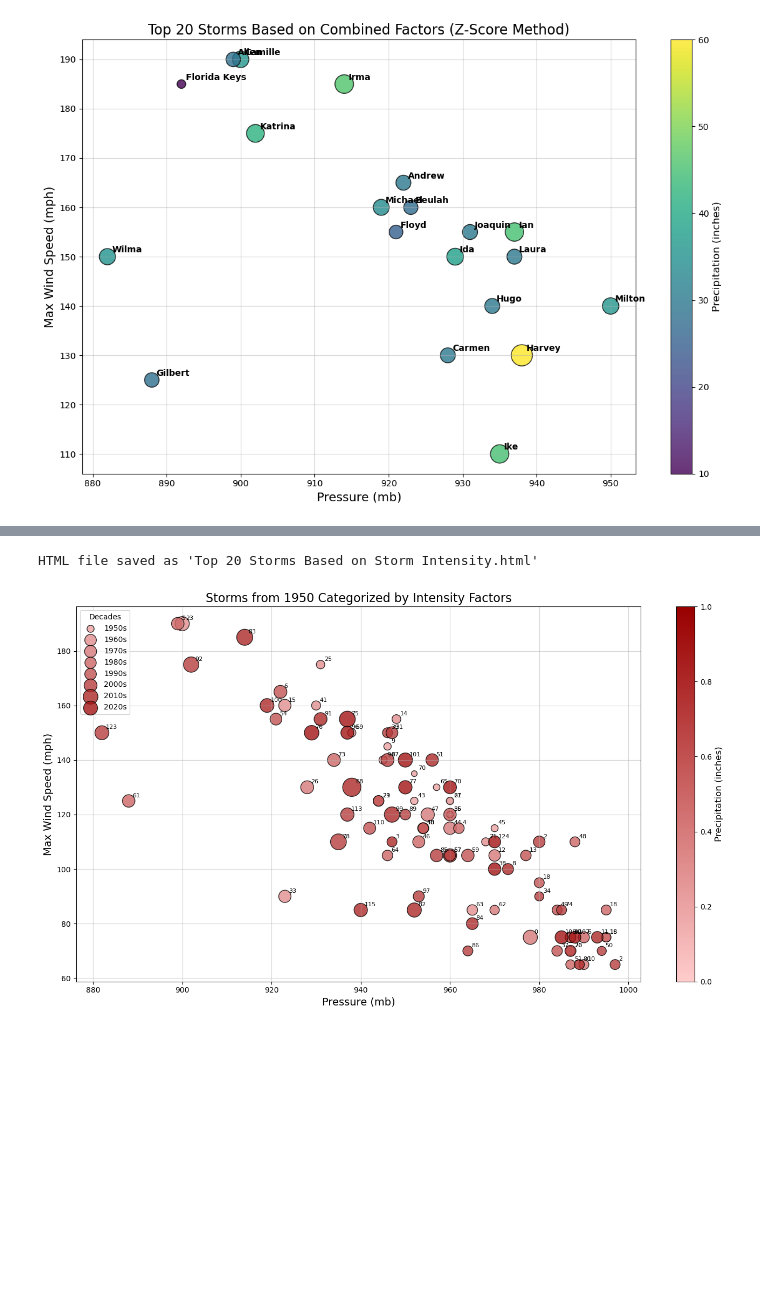
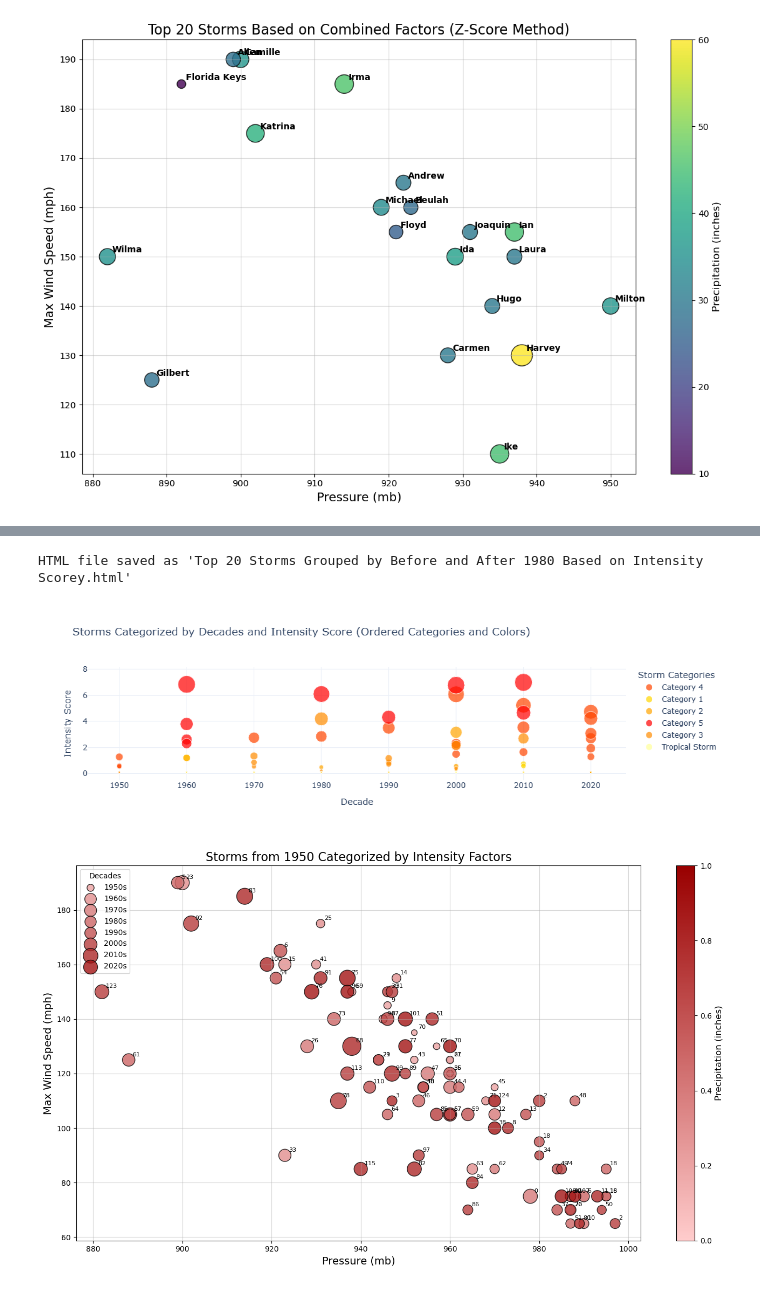
Before and after one commit to hargumber/Project_4-Team_3, a Jupyter notebook: anvita/hurricanes_notebook_Anvita-Copy_Updated.ipynb, the cells around one changed output, grey strips where cells are left out. Drawn from its saved outputs; the diff is of its cells as text; code cells hidden in the pictures; blank space fills up the shorter version.

```diff
--- a/anvita/hurricanes_notebook_Anvita-Copy_Updated.ipynb
+++ b/anvita/hurricanes_notebook_Anvita-Copy_Updated.ipynb
@@ -679,11 +841,66 @@ fig.show()
 # %%
 # Saving the above graph as html to view the interactive graph on gamma
-fig.write_html("Top 20 Storms Based on Storm Intensity.html")
+fig.write_html("Top 20 Storms Grouped by Before and After 1980 Based on Intensity Score.html")
 
 # Optional: Print a message to confirm
-print("HTML file saved as 'Top 20 Storms Based on Storm Intensity.html'")
+print("HTML file saved as 'Top 20 Storms Grouped by Before and After 1980 Based on Intensity Scorey.html'")
 # %% [output]
-HTML file saved as 'Top 20 Storms Based on Storm Intensity.html'
+HTML file saved as 'Top 20 Storms Grouped by Before and After 1980 Based on Intensity Scorey.html'
+# %%
+# Filter data for storms from 1950 onwards
+# Ensure all intensity scores are non-negative
+filtered_data_1950['Intensity_Score'] = filtered_data_1950['Intensity_Score'].clip(lower=0.1)  # Avoid zero size dots
+
+# Reorder the category legend
+filtered_data_1950['Category'] = pd.Categorical(
+    filtered_data_1950['Category'],
+    categories=['Category 5', 'Category 4', 'Category 3', 'Category 2', 'Category 1', 'Tropical Storm'],
+    ordered=False
+)
+
+# Define a custom color scheme for storm categories (lighter to darker: yellow to red)
+category_colors = {
+    'Tropical Storm': '#FFFF99',  # Light Yellow
+    'Category 1': '#FFD700',  # Gold
+    'Category 2': '#FFA500',  # Orange
+    'Category 3': '#FF8C00',  # Dark Orange
+    'Category 4': '#FF4500',  # Red-Orange
+    'Category 5': '#FF0000'   # Red
+}
+
+# Create an interactive scatter plot with corrected legend order
+fig = px.scatter(
+    filtered_data_1950,
+    x='Decade',
+    y='Intensity_Score',
+    size='Intensity_Score',  # Dot size scaled by hurricane intensity
+    color='Category',  # Assign a unique color to each category
+    color_discrete_map=category_colors,  # Map custom colors to categories
+    hover_name='Hurricane_Name',  # Show hurricane names on hover
+    title="Storms Categorized by Decades and Intensity Score (Ordered Categories and Colors)",
+    labels={
+        'Decade': 'Decade',
+        'Intensity_Score': 'Hurricane Intensity',
+    #    'Category': 'Storm Category'
+    }
+)
+
+# Update layout for better visuals and ordered legend
+fig.update_layout(
+    legend=dict(
+        title='Storm Categories',
+        traceorder='normal'  # Maintain the natural category order
+    ),
+    xaxis_title='Decade',
+    yaxis_title='Intensity Score',
+    template='plotly_white',
+    xaxis=dict(tickmode='linear', dtick=10)  # Ensure decades are evenly spaced
+)
+
+# Display the interactive plot
+fig.show()
+# %% [output]
+[figure, added]
 # %%
 # PLOTTING STORMS SINCE 1950S TO UNDERSTAND IF INTENSITY HAS INCREASED OVER THE DECADES
 
```
Also changed, not shown: parts of 11 cells of this notebook.
